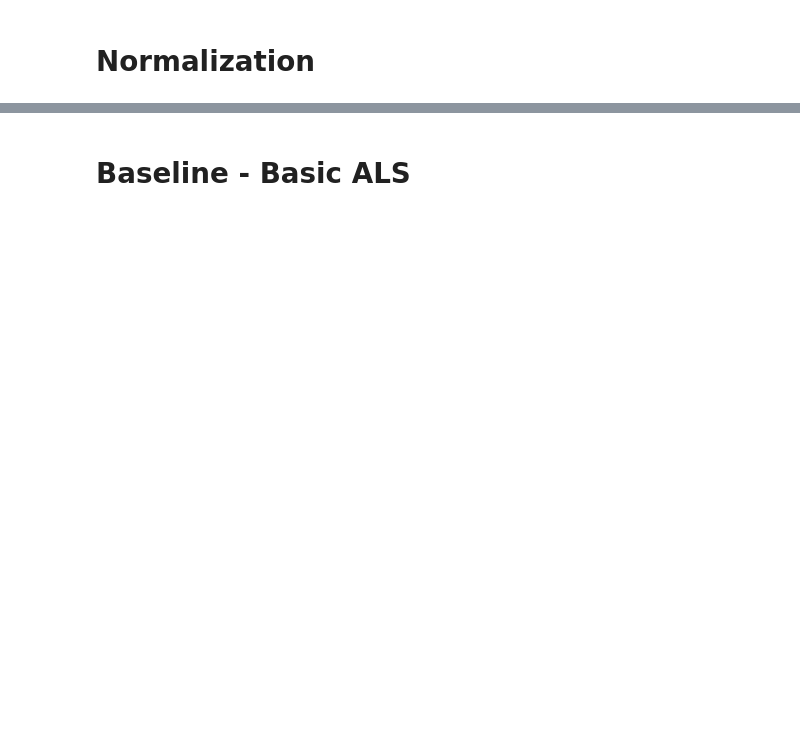
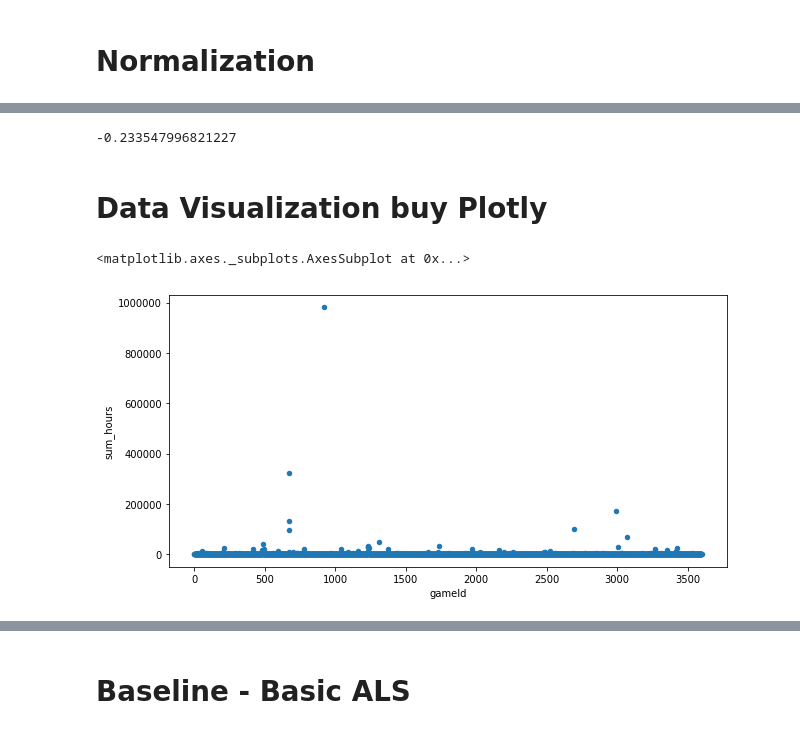
Before and after one commit to Niloofar-bgh/Implicit-Collaborative-Filtering, a Jupyter notebook: Colaborative-Filtering_Recommender.ipynb, the cells around one changed output, grey strips where cells are left out. Saved outputs shown, nothing was run; the diff lists cells and outputs as text; code cells hidden in the pictures; blank space fills up the shorter version.

Commit message:
update visualization

```diff
--- a/Colaborative-Filtering_Recommender.ipynb
+++ b/Colaborative-Filtering_Recommender.ipynb
@@ -51,4 +97,4 @@ print(std)
 # %%
-df = df.withColumn("normalizedH", (df['hoursPlayed']-mean)/std)
+df = df.withColumn("normalizedH", (((df['hoursPlayed']-mean)/std)))
 # %%
 # df.show()
@@ -54,0 +141,6 @@ df = df.withColumn("normalizedH", (df['hoursPlayed']-mean)/std)
+# %%
+df_filtered.groupby().min('normalizedH').collect()[0].asDict()['min(normalizedH)']
+# %% [output]
+-0.233547996821227
+# %% [markdown]
+# Data Visualization buy Plotly
@@ -54,0 +160,10 @@ df = df.withColumn("normalizedH", (df['hoursPlayed']-mean)/std)
+# %%
+sum_hours = df.groupBy('gameId').sum('hoursPlayed').withColumnRenamed("sum(hoursPlayed)","sum_hours")
+# .orderBy('count(hoursPlayed)', ascending=False)
+# %%
+h = sum_hours.toPandas()
+# %%
+h.plot.scatter(y='sum_hours', x='gameId', figsize=(10,5))
+# %% [output]
+<matplotlib.axes._subplots.AxesSubplot at 0x...>
+[figure, added]
```
Also changed, not shown: parts of 75 cells of this notebook.
